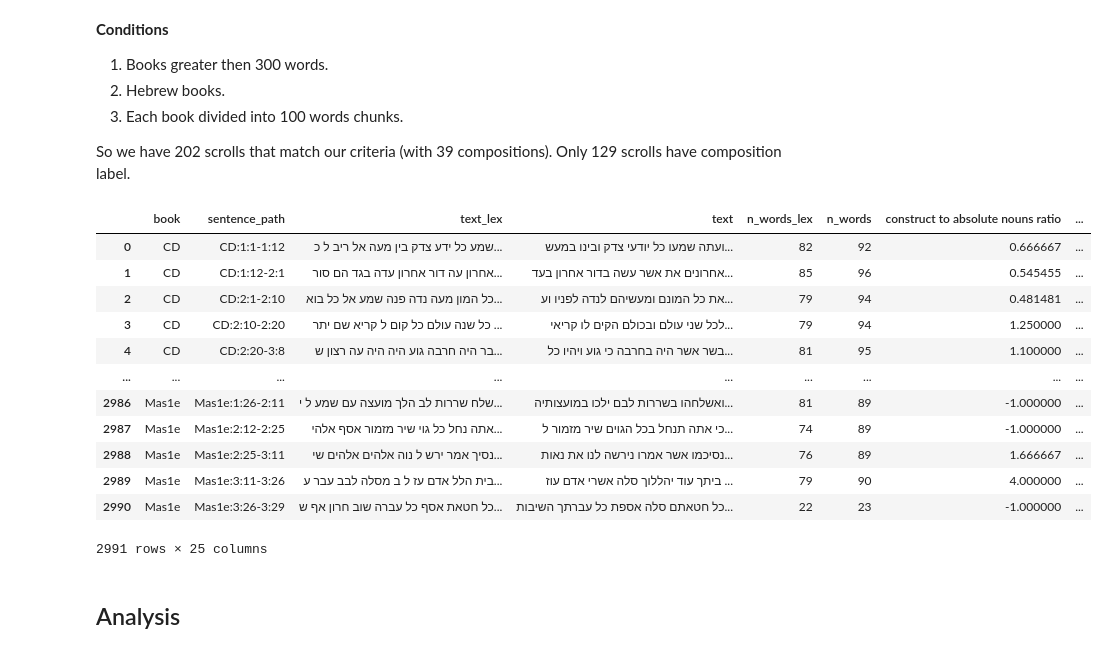
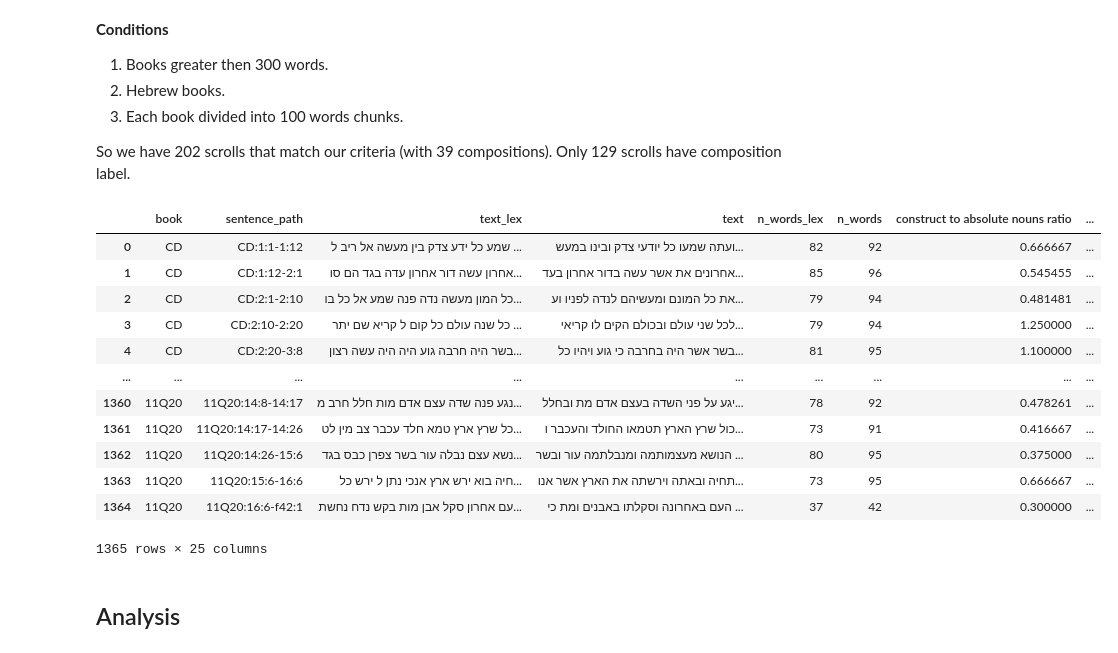
Before and after one commit to yonatanlou/QumranNLP, a Jupyter notebook: notebooks/1.0-EDA.ipynb, the cells around one changed output. Cells and saved outputs as stored; diff of their text form; code cells hidden in the pictures.

```diff
--- a/notebooks/1.0-EDA.ipynb
+++ b/notebooks/1.0-EDA.ipynb
@@ -17,27 +18,28 @@ matplotlib.rcParams['figure.figsize'] = (15, 10)
 So we have 202 scrolls that match our criteria (with 39 compositions).
 Only 129 scrolls have composition label.
 # %%
-DATA_PATH = "data/filtered_text_and_starr_features_22_05_2024.csv"
+CHUNK_SIZE=100
+DATA_PATH = f"{BASE_DIR}/notebooks/data/filtered_text_and_starr_features_{CHUNK_SIZE}_words_nonbib_17_06_2024.csv"
 df = pd.read_csv(DATA_PATH)
 df_grouped = df.groupby("book")["text"].apply(' '.join).reset_index()
 book_info = df[["book", "composition", "section"]].drop_duplicates()
 df_by_book = pd.merge(df_grouped, book_info, on="book", how="inner")
 
 df
 # %% [output]
 |  | book | sentence_path | text_lex | text | n_words_lex | n_words | construct to absolute nouns ratio | ... |
-| 0 | CD | CD:1:1-1:12 | שמע כל ידע צדק בין מעה אל ריב ל כ... | ועתה שמעו כל יודעי צדק ובינו במעש... | 82 | 92 | 0.666667 | ... |
-| 1 | CD | CD:1:12-2:1 | אחרון עה דור אחרון עדה בגד הם סור... | אחרונים את אשר עשה בדור אחרון בעד... | 85 | 96 | 0.545455 | ... |
-| 2 | CD | CD:2:1-2:10 | כל המון מעה נדה פנה שמע אל כל בוא... | את כל המונם ומעשיהם לנדה לפניו וע... | 79 | 94 | 0.481481 | ... |
+| 0 | CD | CD:1:1-1:12 | שמע כל ידע צדק בין מעשה אל ריב ל ... | ועתה שמעו כל יודעי צדק ובינו במעש... | 82 | 92 | 0.666667 | ... |
+| 1 | CD | CD:1:12-2:1 | אחרון עשה דור אחרון עדה בגד הם סו... | אחרונים את אשר עשה בדור אחרון בעד... | 85 | 96 | 0.545455 | ... |
+| 2 | CD | CD:2:1-2:10 | כל המון מעשה נדה פנה שמע אל כל בו... | את כל המונם ומעשיהם לנדה לפניו וע... | 79 | 94 | 0.481481 | ... |
 | 3 | CD | CD:2:10-2:20 | כל שנה עולם כל קום ל קריא שם יתר ... | לכל שני עולם ובכולם הקים לו קריאי... | 79 | 94 | 1.250000 | ... |
-| 4 | CD | CD:2:20-3:8 | בר היה חרבה גוע היה היה עה רצון ש... | בשר אשר היה בחרבה כי גוע ויהיו כל... | 81 | 95 | 1.100000 | ... |
+| 4 | CD | CD:2:20-3:8 | בשר היה חרבה גוע היה היה עשה רצון... | בשר אשר היה בחרבה כי גוע ויהיו כל... | 81 | 95 | 1.100000 | ... |
 | ... | ... | ... | ... | ... | ... | ... | ... | ... |
-| 2986 | Mas1e | Mas1e:1:26-2:11 | שלח שררות לב הלך מועצה עם שמע ל י... | ואשלחהו בשררות לבם ילכו במועצותיה... | 81 | 89 | -1.000000 | ... |
-| 2987 | Mas1e | Mas1e:2:12-2:25 | אתה נחל כל גוי שיר מזמור אסף אלהי... | כי אתה תנחל בכל הגוים שיר מזמור ל... | 74 | 89 | -1.000000 | ... |
-| 2988 | Mas1e | Mas1e:2:25-3:11 | נסיך אמר ירש ל נוה אלהים אלהים שי... | נסיכמו אשר אמרו נירשה לנו את נאות... | 76 | 89 | 1.666667 | ... |
-| 2989 | Mas1e | Mas1e:3:11-3:26 | בית הלל אדם עז ל ב מסלה לבב עבר ע... | ביתך עוד יהללוך סלה אשרי אדם עוז ... | 79 | 90 | 4.000000 | ... |
-| 2990 | Mas1e | Mas1e:3:26-3:29 | כל חטאת אסף כל עברה שוב חרון אף ש... | כל חטאתם סלה אספת כל עברתך השיבות... | 22 | 23 | -1.000000 | ... |
+| 1360 | 11Q20 | 11Q20:14:8-14:17 | נגע פנה שדה עצם אדם מות חלל חרב מ... | יגע על פני השדה בעצם אדם מת ובחלל... | 78 | 92 | 0.478261 | ... |
+| 1361 | 11Q20 | 11Q20:14:17-14:26 | כל שרץ ארץ טמא חלד עכבר צב מין לט... | כול שרץ הארץ תטמאו החולד והעכבר ו... | 73 | 91 | 0.416667 | ... |
+| 1362 | 11Q20 | 11Q20:14:26-15:6 | נשא עצם נבלה עור בשר צפרן כבס בגד... | הנושא מעצמותמה ומנבלתמה עור ובשר ... | 80 | 95 | 0.375000 | ... |
+| 1363 | 11Q20 | 11Q20:15:6-16:6 | חיה בוא ירש ארץ אנכי נתן ל ירש כל... | תחיה ובאתה וירשתה את הארץ אשר אנו... | 73 | 95 | 0.666667 | ... |
+| 1364 | 11Q20 | 11Q20:16:6-f42:1 | עם אחרון סקל אבן מות בקש נדח נחשת... | העם באחרונה וסקלתו באבנים ומת כי ... | 37 | 42 | 0.300000 | ... |
-2991 rows × 25 columns
+1365 rows × 25 columns
 # %% [markdown]
 ## Analysis
 # %%
```
Also changed, not shown: parts of 8 cells of this notebook.
